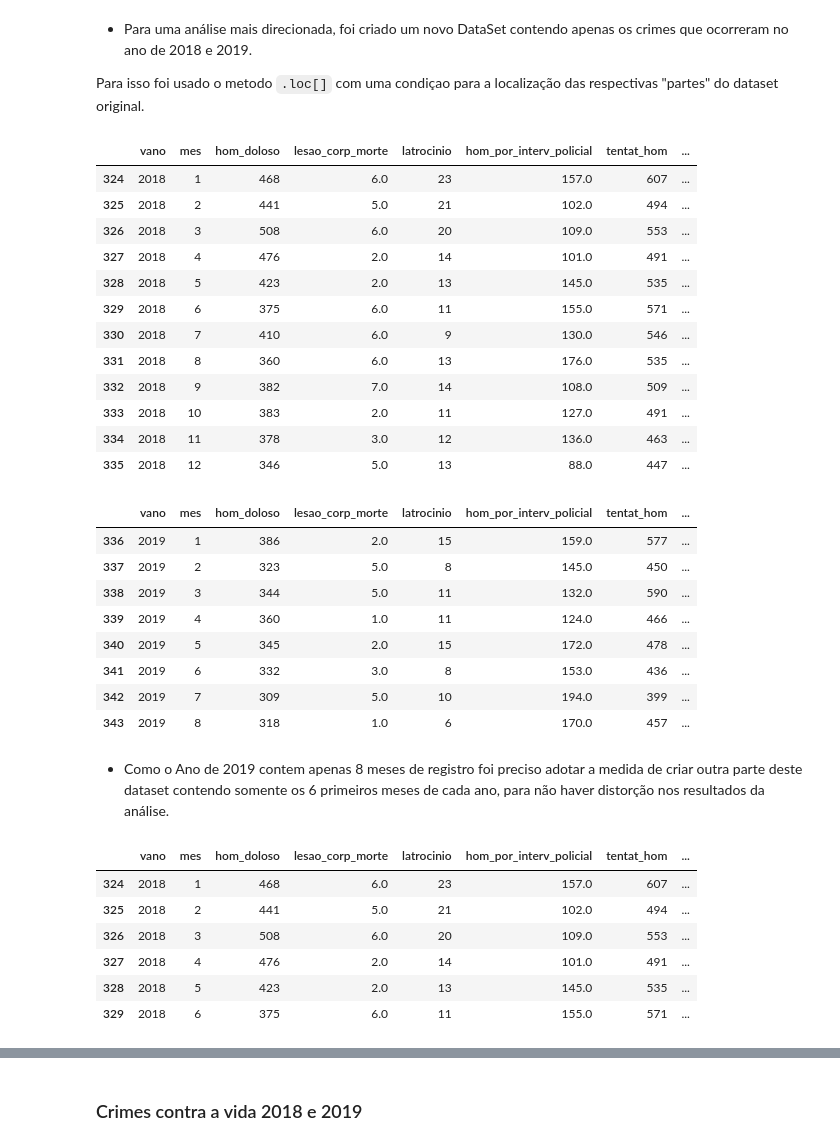
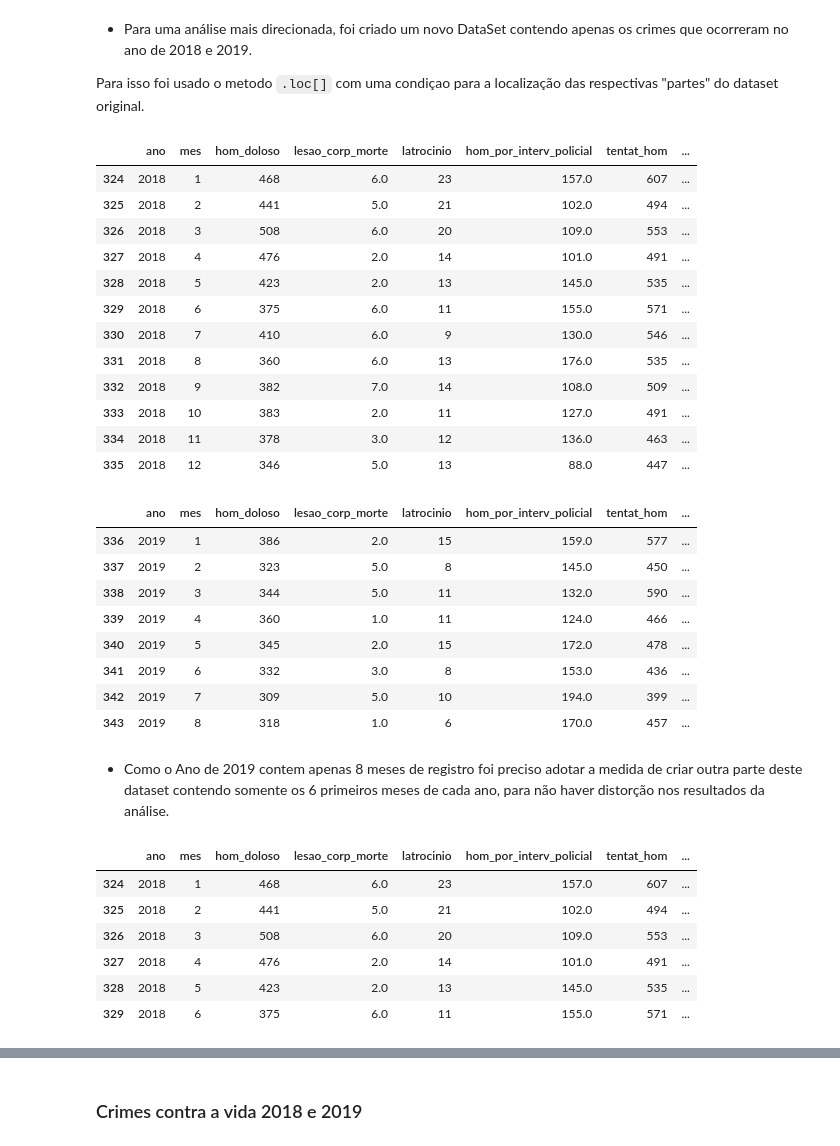
Before and after one commit to WillianOliveiraDS/Data_Science, a Jupyter notebook: Analisando_a_Violência_no_Rio_de_Janeiro.ipynb, the cells around one changed output, grey strips where cells are left out. Cells and saved outputs as stored; diff of their text form; code cells hidden in the pictures.

```diff
--- a/Analisando_a_Violência_no_Rio_de_Janeiro.ipynb
+++ b/Analisando_a_Violência_no_Rio_de_Janeiro.ipynb
@@ -87,0 +94,12 @@ dtype: object
+# %%
+# Renomeando a coluna ano
+df.rename(columns={'vano': 'ano'}, inplace=True)
+
+# Criando a coluna data
+df['data'] = df['mes'].astype(str) + '/' + df['ano'].astype(str)
+
+# Convertendo a coluna data para datetime
+df['data'] = pd.to_datetime(df['data'], format='%m/%Y', )
+
+# Verificando o tipo dos valores em cada coluna
+print(df.dtypes)
@@ -235,10 +302,10 @@ Para isso foi usado o metodo `.loc[]` com uma condiçao para a localização das
 # %%
 # Criar um novo dataset para analisarmos anos específicos 2018 e 2019
 # DataSet do periodo completo de 2018
-df_2018 = df.loc[(df.vano == 2018)]
+df_2018 = df.loc[(df.ano == 2018)]
 df_2018
 # %% [output]
-|  | vano | mes | hom_doloso | lesao_corp_morte | latrocinio | hom_por_interv_policial | tentat_hom | ... |
+|  | ano | mes | hom_doloso | lesao_corp_morte | latrocinio | hom_por_interv_policial | tentat_hom | ... |
 | 324 | 2018 | 1 | 468 | 6.0 | 23 | 157.0 | 607 | ... |
 | 325 | 2018 | 2 | 441 | 5.0 | 21 | 102.0 | 494 | ... |
 | 326 | 2018 | 3 | 508 | 6.0 | 20 | 109.0 | 553 | ... |
@@ -253,10 +320,10 @@ df_2018
 | 335 | 2018 | 12 | 346 | 5.0 | 13 | 88.0 | 447 | ... |
 # %%
 # DataSet do período registrado em 2019 contendo apenas os 8 primeiros meses
-df_2019 = df.loc[(df.vano == 2019)]
+df_2019 = df.loc[(df.ano == 2019)]
 df_2019
 # %% [output]
-|  | vano | mes | hom_doloso | lesao_corp_morte | latrocinio | hom_por_interv_policial | tentat_hom | ... |
+|  | ano | mes | hom_doloso | lesao_corp_morte | latrocinio | hom_por_interv_policial | tentat_hom | ... |
 | 336 | 2019 | 1 | 386 | 2.0 | 15 | 159.0 | 577 | ... |
 | 337 | 2019 | 2 | 323 | 5.0 | 8 | 145.0 | 450 | ... |
 | 338 | 2019 | 3 | 344 | 5.0 | 11 | 132.0 | 590 | ... |
@@ -273,7 +340,7 @@ df_2019
 df_ps2018 = df_2018.iloc[:6]
 df_ps2018
 # %% [output]
-|  | vano | mes | hom_doloso | lesao_corp_morte | latrocinio | hom_por_interv_policial | tentat_hom | ... |
+|  | ano | mes | hom_doloso | lesao_corp_morte | latrocinio | hom_por_interv_policial | tentat_hom | ... |
 | 324 | 2018 | 1 | 468 | 6.0 | 23 | 157.0 | 607 | ... |
 | 325 | 2018 | 2 | 441 | 5.0 | 21 | 102.0 | 494 | ... |
 | 326 | 2018 | 3 | 508 | 6.0 | 20 | 109.0 | 553 | ... |
```
Also changed, not shown: parts of 19 cells of this notebook.
